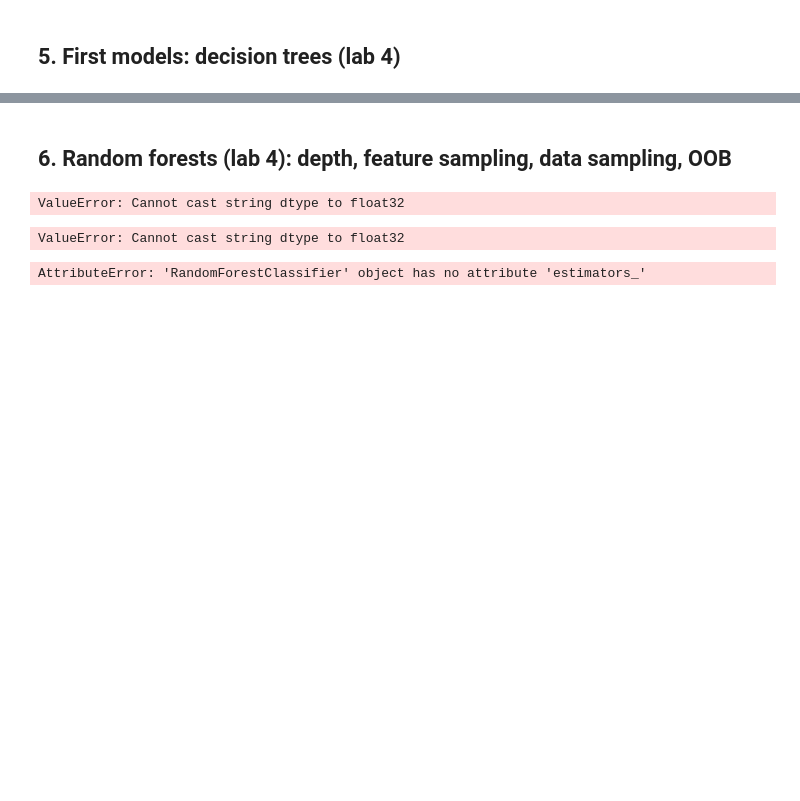
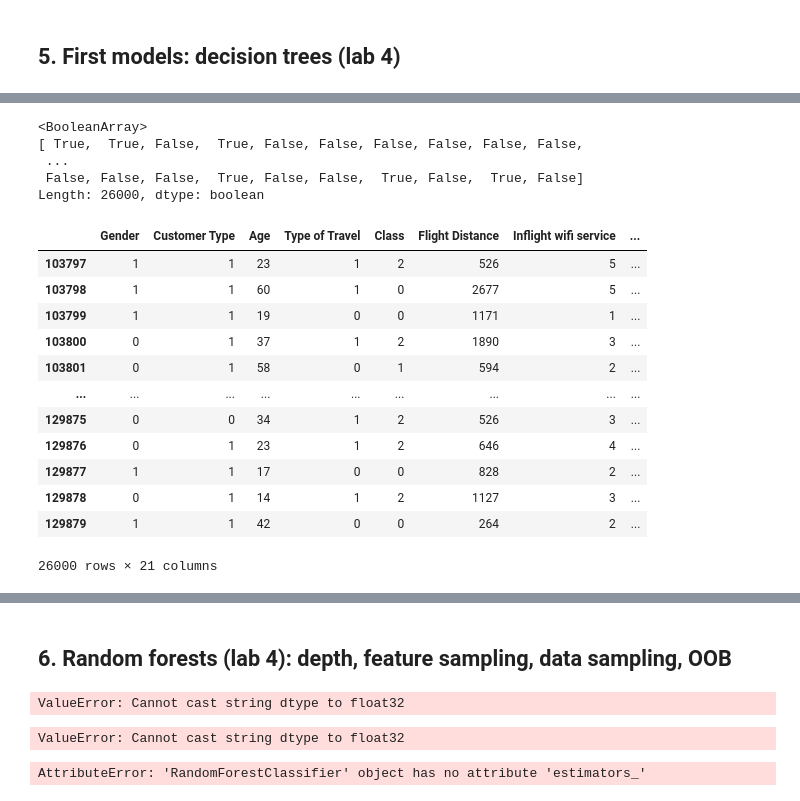
Before and after one commit to cmichelez/Machine-learning-project, a Jupyter notebook: notebooks/Airline_start_edited.ipynb, the cells around one changed output, grey strips where cells are left out. Saved outputs shown, nothing was run; the diff lists cells and outputs as text; code cells hidden in the pictures; blank space fills up the shorter version.

```diff
--- a/notebooks/Airline_start_edited.ipynb
+++ b/notebooks/Airline_start_edited.ipynb
@@ -296,3 +285,7 @@ Class
 1     9411
 2    62160
 Name: count, dtype: int64
+# %%
+df_transformed['Gender'] = df_transformed['Gender'].cat.set_categories(['Male', 'Female'], ordered = True)
+df_transformed['Gender'] = df_transformed['Gender'].cat.codes
+df_transformed['Gender'].value_counts().sort_index()
@@ -298,0 +297,4 @@ Name: count, dtype: int64
+# %%
+df_transformed['Customer Type'] = df_transformed['Customer Type'].cat.set_categories(['disloyal Customer', 'Loyal Customer'], ordered = True)
+df_transformed['Customer Type'] = df_transformed['Customer Type'].cat.codes
+df_transformed['Customer Type'].value_counts().sort_index()
@@ -298,0 +306,4 @@ Name: count, dtype: int64
+# %%
+df_transformed['Type of Travel'] = df_transformed['Type of Travel'].cat.set_categories(['Personal Travel', 'Business travel'], ordered = True)
+df_transformed['Type of Travel'] = df_transformed['Type of Travel'].cat.codes
+df_transformed['Type of Travel'].value_counts().sort_index()
@@ -323,6 +339,8 @@ dtype: int64
 ## 4. Split
 # %%
 df, y, nas = process_df(df_transformed, 'satisfaction')
+# %%
+df_transformed = df_transformed.drop(columns=['satisfaction'])
 # %%
 n_total = len(df_transformed)
 n_valid = 26000
@@ -366,0 +402,24 @@ criterion = entropy  | valid acc = 0.935
+# %%
+y_valid
+# %% [output]
+<BooleanArray>
+[ True,  True, False,  True, False, False, False, False, False, False,
+ ...
+ False, False, False,  True, False, False,  True, False,  True, False]
+Length: 26000, dtype: boolean
+# %%
+X_valid
+# %% [output]
+|  | Gender | Customer Type | Age | Type of Travel | Class | Flight Distance | Inflight wifi service | ... |
+| 103797 | 1 | 1 | 23 | 1 | 2 | 526 | 5 | ... |
+| 103798 | 1 | 1 | 60 | 1 | 0 | 2677 | 5 | ... |
+| 103799 | 1 | 1 | 19 | 0 | 0 | 1171 | 1 | ... |
+| 103800 | 0 | 1 | 37 | 1 | 2 | 1890 | 3 | ... |
+| 103801 | 0 | 1 | 58 | 0 | 1 | 594 | 2 | ... |
+| ... | ... | ... | ... | ... | ... | ... | ... | ... |
+| 129875 | 0 | 0 | 34 | 1 | 2 | 526 | 3 | ... |
+| 129876 | 0 | 1 | 23 | 1 | 2 | 646 | 4 | ... |
+| 129877 | 1 | 1 | 17 | 0 | 0 | 828 | 2 | ... |
+| 129878 | 0 | 1 | 14 | 1 | 2 | 1127 | 3 | ... |
+| 129879 | 1 | 1 | 42 | 0 | 0 | 264 | 2 | ... |
+26000 rows × 21 columns
```
Also changed, not shown: parts of 20 cells of this notebook, 7 other files.
